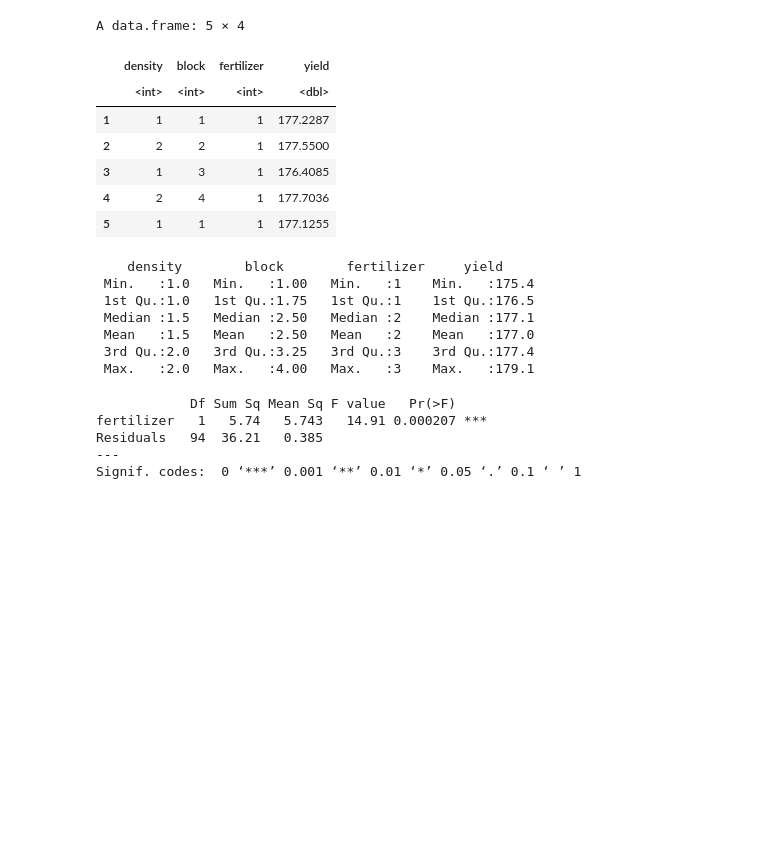
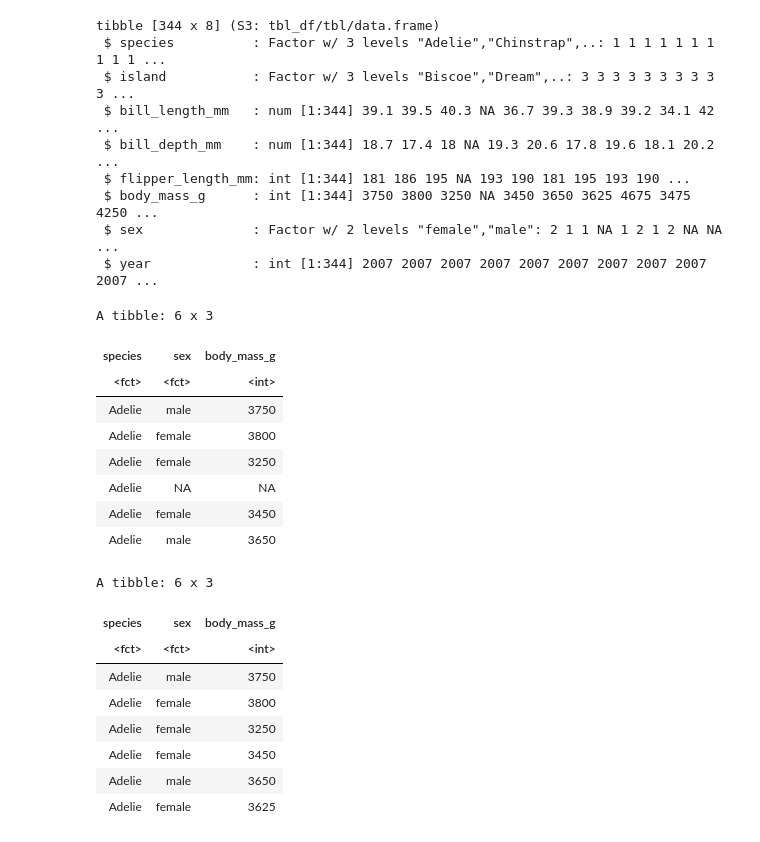
Before and after one commit to kellyhum/r-learning, a Jupyter notebook: anova-practice.ipynb, the cells around one changed output. Cells and saved outputs as stored; diff of their text form; code cells hidden in the pictures; blank space fills up the shorter version.

```diff
--- a/anova-practice.ipynb
+++ b/anova-practice.ipynb
@@ -6,33 +26,43 @@ library('tidyverse')
-# %%
-# load data
-corn_data <- read.csv('./data/anova_test.csv',
-                     colClasses = c('factor', 'factor', 'factor', 'numeric')) # what is the significance of colClasses asides from speed?
-head(corn_data, 5) # show only the top 5 rows
-summary(corn_data)
-# %% [output]
-A data.frame: 5 × 4
-|  | density | block | fertilizer | yield |
-|  | <int> | <int> | <int> | <dbl> |
-| 1 | 1 | 1 | 1 | 177.2287 |
-| 2 | 2 | 2 | 1 | 177.5500 |
-| 3 | 1 | 3 | 1 | 176.4085 |
-| 4 | 2 | 4 | 1 | 177.7036 |
-| 5 | 1 | 1 | 1 | 177.1255 |
-    density        block        fertilizer     yield
- Min.   :1.0   Min.   :1.00   Min.   :1    Min.   :175.4
- 1st Qu.:1.0   1st Qu.:1.75   1st Qu.:1    1st Qu.:176.5
- Median :1.5   Median :2.50   Median :2    Median :177.1
- Mean   :1.5   Mean   :2.50   Mean   :2    Mean   :177.0
- 3rd Qu.:2.0   3rd Qu.:3.25   3rd Qu.:3    3rd Qu.:177.4
- Max.   :2.0   Max.   :4.00   Max.   :3    Max.   :179.1
-# %%
-# "yield depends on fertilizer", i.e. fertilizer = indep, yield = dep
-one_way <- aov(yield ~ fertilizer, data = corn_data)
-
-summary(one_way) # get deg. of freedom, sum of squares, mean, f and p values
-# %% [output]
-            Df Sum Sq Mean Sq F value   Pr(>F)
-fertilizer   1   5.74   5.743   14.91 0.000207 ***
-Residuals   94  36.21   0.385
----
-Signif. codes:  0 ‘***’ 0.001 ‘**’ 0.01 ‘*’ 0.05 ‘.’ 0.1 ‘ ’ 1
+# %%
+### examples with the penguins dataset:
+### https://statsandr.com/blog/two-way-anova-in-r/
+
+# rename
+data <- penguins
+str(data) # 8 diff categories
+
+# get the species, sex, and body mass columns, put into a new table
+processed_data <- select(data, species, sex, body_mass_g)
+head(processed_data)
+
+# drop the N/A rows in the sex column
+filtered_data <- filter(processed_data, sex != "N/A")
+head(filtered_data)
+# %% [output]
+tibble [344 x 8] (S3: tbl_df/tbl/data.frame)
+ $ species          : Factor w/ 3 levels "Adelie","Chinstrap",..: 1 1 1 1 1 1 1 1 1 1 ...
+ $ island           : Factor w/ 3 levels "Biscoe","Dream",..: 3 3 3 3 3 3 3 3 3 3 ...
+ $ bill_length_mm   : num [1:344] 39.1 39.5 40.3 NA 36.7 39.3 38.9 39.2 34.1 42 ...
+ $ bill_depth_mm    : num [1:344] 18.7 17.4 18 NA 19.3 20.6 17.8 19.6 18.1 20.2 ...
+ $ flipper_length_mm: int [1:344] 181 186 195 NA 193 190 181 195 193 190 ...
+ $ body_mass_g      : int [1:344] 3750 3800 3250 NA 3450 3650 3625 4675 3475 4250 ...
+ $ sex              : Factor w/ 2 levels "female","male": 2 1 1 NA 1 2 1 2 NA NA ...
+ $ year             : int [1:344] 2007 2007 2007 2007 2007 2007 2007 2007 2007 2007 ...
+A tibble: 6 x 3
+| species | sex | body_mass_g |
+| <fct> | <fct> | <int> |
+| Adelie | male | 3750 |
+| Adelie | female | 3800 |
+| Adelie | female | 3250 |
+| Adelie | NA | NA |
+| Adelie | female | 3450 |
+| Adelie | male | 3650 |
+A tibble: 6 x 3
+| species | sex | body_mass_g |
+| <fct> | <fct> | <int> |
+| Adelie | male | 3750 |
+| Adelie | female | 3800 |
+| Adelie | female | 3250 |
+| Adelie | female | 3450 |
+| Adelie | male | 3650 |
+| Adelie | female | 3625 |
```
Also changed, not shown: parts of 5 cells of this notebook.
